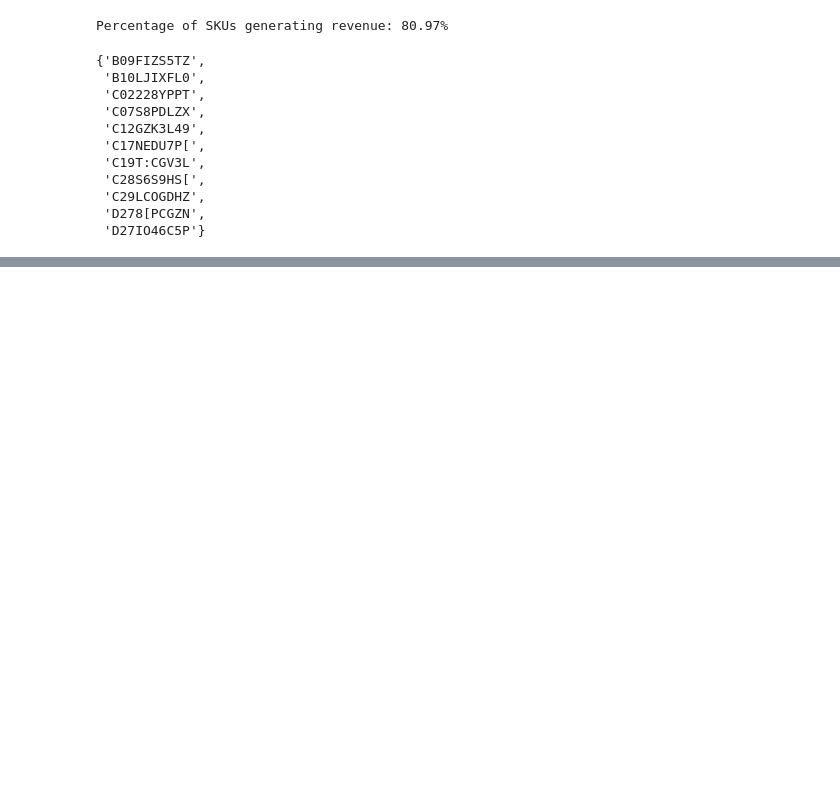
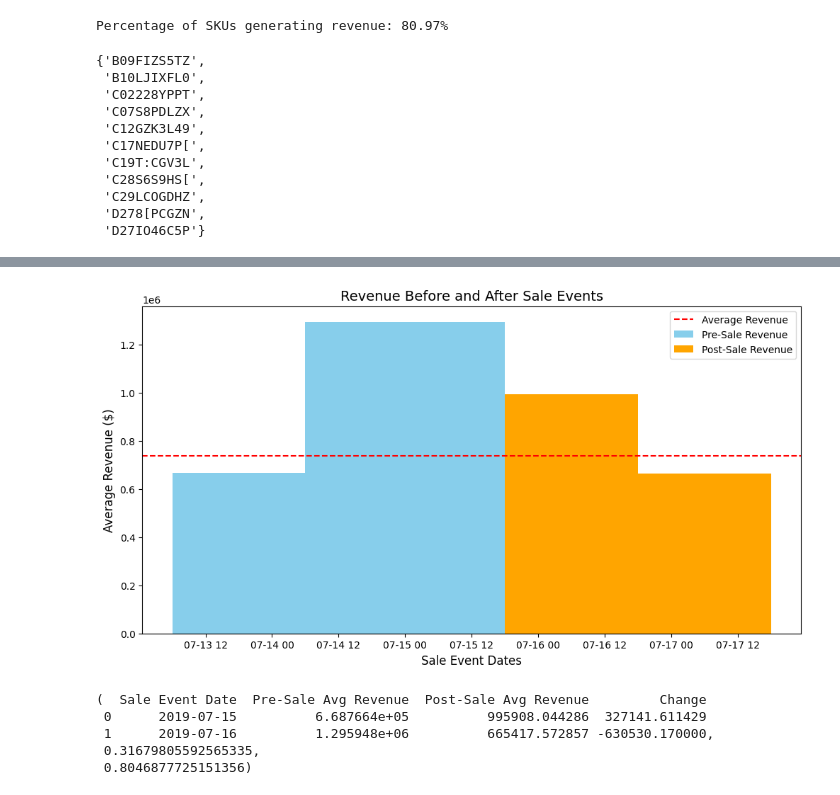
Before and after one commit to mohithsaran/GurujiAstroAssignment, a Jupyter notebook: Sales_Analytics.ipynb, the cells around one changed output, grey strips where cells are left out. Drawn from its saved outputs; the diff is of its cells as text; code cells hidden in the pictures; blank space fills up the shorter version.

```diff
--- a/Sales_Analytics.ipynb
+++ b/Sales_Analytics.ipynb
@@ -635,0 +665,46 @@ skus_stopped_selling
+# %%
+# Step 1: Identify sale event dates
+threshold = daily_revenue.mean() + 2 * daily_revenue.std()
+sale_event_dates = daily_revenue[daily_revenue > threshold].index
+
+# Step 2: Analyze revenue before and after sale events (7 days window)
+results = []
+for date in sale_event_dates:
+    pre_sale_period = daily_revenue[(daily_revenue.index >= date - pd.Timedelta(days=7)) & (daily_revenue.index < date)]
+    post_sale_period = daily_revenue[(daily_revenue.index > date) & (daily_revenue.index <= date + pd.Timedelta(days=7))]
+
+    # Calculate mean revenue before and after sale events
+    pre_sale_avg = pre_sale_period.mean()
+    post_sale_avg = post_sale_period.mean()
+    results.append((date, pre_sale_avg, post_sale_avg, post_sale_avg - pre_sale_avg))
+
+# Convert results to a DataFrame for visualization
+cannibalization_data = pd.DataFrame(results, columns=['Sale Event Date', 'Pre-Sale Avg Revenue', 'Post-Sale Avg Revenue', 'Change'])
+
+# Visualization: Revenue before and after sale events
+plt.figure(figsize=(12, 6))
+for date, pre, post, _ in results:
+    plt.bar(date - pd.Timedelta(days=1), pre, width=1.5, color='skyblue', label='Pre-Sale Revenue' if date == sale_event_dates[0] else "")
+    plt.bar(date + pd.Timedelta(days=1), post, width=1.5, color='orange', label='Post-Sale Revenue' if date == sale_event_dates[0] else "")
+
+plt.axhline(daily_revenue.mean(), color='red', linestyle='--', label='Average Revenue')
+plt.title('Revenue Before and After Sale Events', fontsize=14)
+plt.xlabel('Sale Event Dates', fontsize=12)
+plt.ylabel('Average Revenue ($)', fontsize=12)
+plt.legend()
+plt.show()
+
+# Statistical Metric: Perform a paired t-test to compare pre- and post-sale revenues
+from scipy.stats import ttest_rel
+pre_sale_revenues = cannibalization_data['Pre-Sale Avg Revenue']
+post_sale_revenues = cannibalization_data['Post-Sale Avg Revenue']
+t_stat, p_value = ttest_rel(pre_sale_revenues, post_sale_revenues)
+
+cannibalization_data, t_stat, p_value
+# %% [output]
+[figure, added]
+(  Sale Event Date  Pre-Sale Avg Revenue  Post-Sale Avg Revenue         Change
+ 0      2019-07-15          6.687664e+05          995908.044286  327141.611429
+ 1      2019-07-16          1.295948e+06          665417.572857 -630530.170000,
+ 0.31679805592565335,
+ 0.8046877725151356)
```
Also changed, not shown: parts of 7 cells of this notebook.
